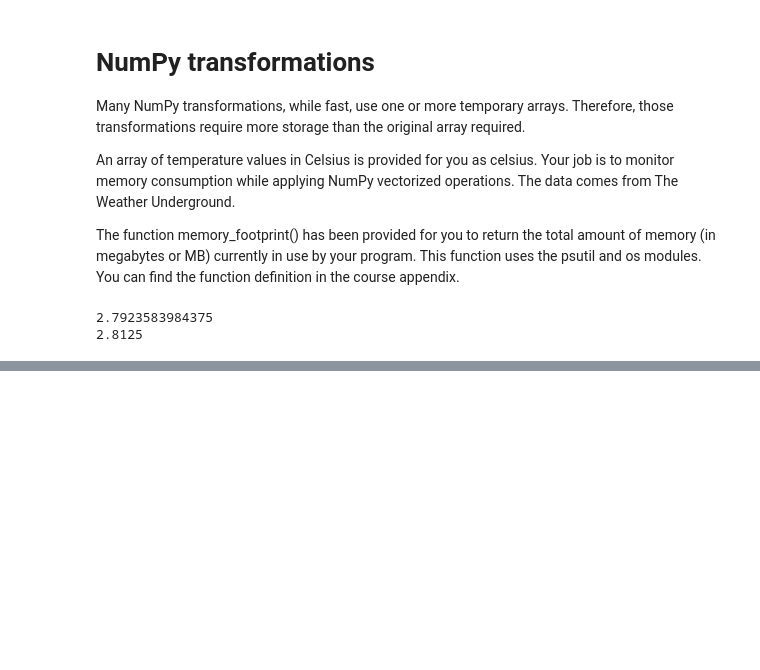
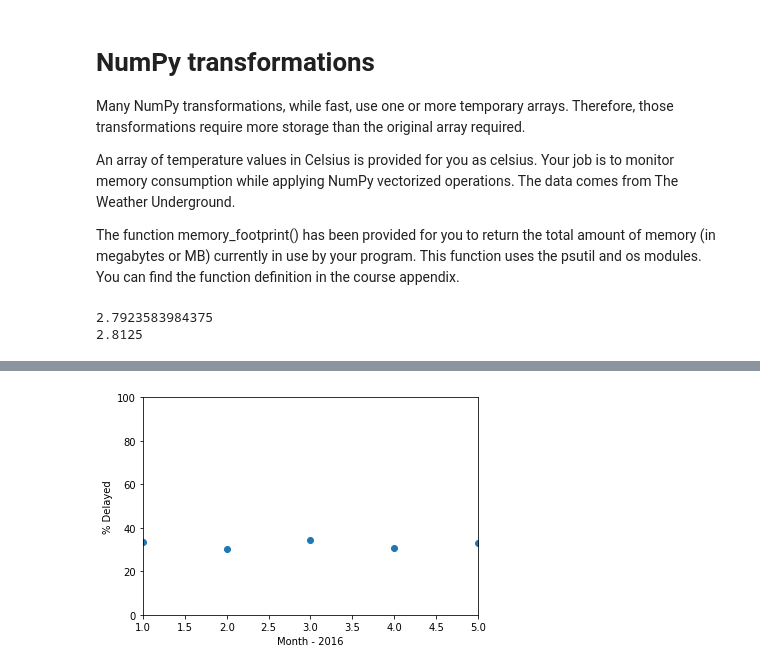
Before and after one commit to MohamedFarih/datacamp-playground, a Jupyter notebook: parallel-programming-with-dask-in-python/1. Working with Big Data/notebook_section_1.ipynb, the cells around one changed output, grey strips where cells are left out. Drawn from its saved outputs; the diff is of its cells as text; code cells hidden in the pictures; blank space fills up the shorter version.

```diff
--- a/parallel-programming-with-dask-in-python/1. Working with Big Data/notebook_section_1.ipynb
+++ b/parallel-programming-with-dask-in-python/1. Working with Big Data/notebook_section_1.ipynb
@@ -38,0 +114,7 @@ print(after - before)
+# %%
+# Define function with single input called df: pct_delayed
+def pct_delayed(df):
+    # Compute number of delayed flights: n_delayed
+    n_delayed = (df['DEP_DELAY'] > 0).sum()
+    # Return percentage of delayed flights
+    return  n_delayed  * 100 / len(df)
@@ -38,0 +128,23 @@ print(after - before)
+# %%
+filenames = ['flightdelays-2016-1.csv',
+ 'flightdelays-2016-2.csv',
+ 'flightdelays-2016-3.csv',
+ 'flightdelays-2016-4.csv',
+ 'flightdelays-2016-5.csv']
+# %%
+# Define the generator: dataframes
+dataframes = (pd.read_csv('../datasets/flightdelays/flightdelays/' + file) for file in filenames)
+
+# Create the list comprehension: monthly_delayed
+monthly_delayed = [pct_delayed(df) for df in dataframes]
+
+# Create the plot
+x = range(1,6)
+plt.plot(x, monthly_delayed, marker='o', linewidth=0)
+plt.ylabel('% Delayed')
+plt.xlabel('Month - 2016')
+plt.xlim((1,5))
+plt.ylim((0,100))
+plt.show()
+# %% [output]
+[figure, added]
```
Also changed, not shown: parts of 11 cells of this notebook.
